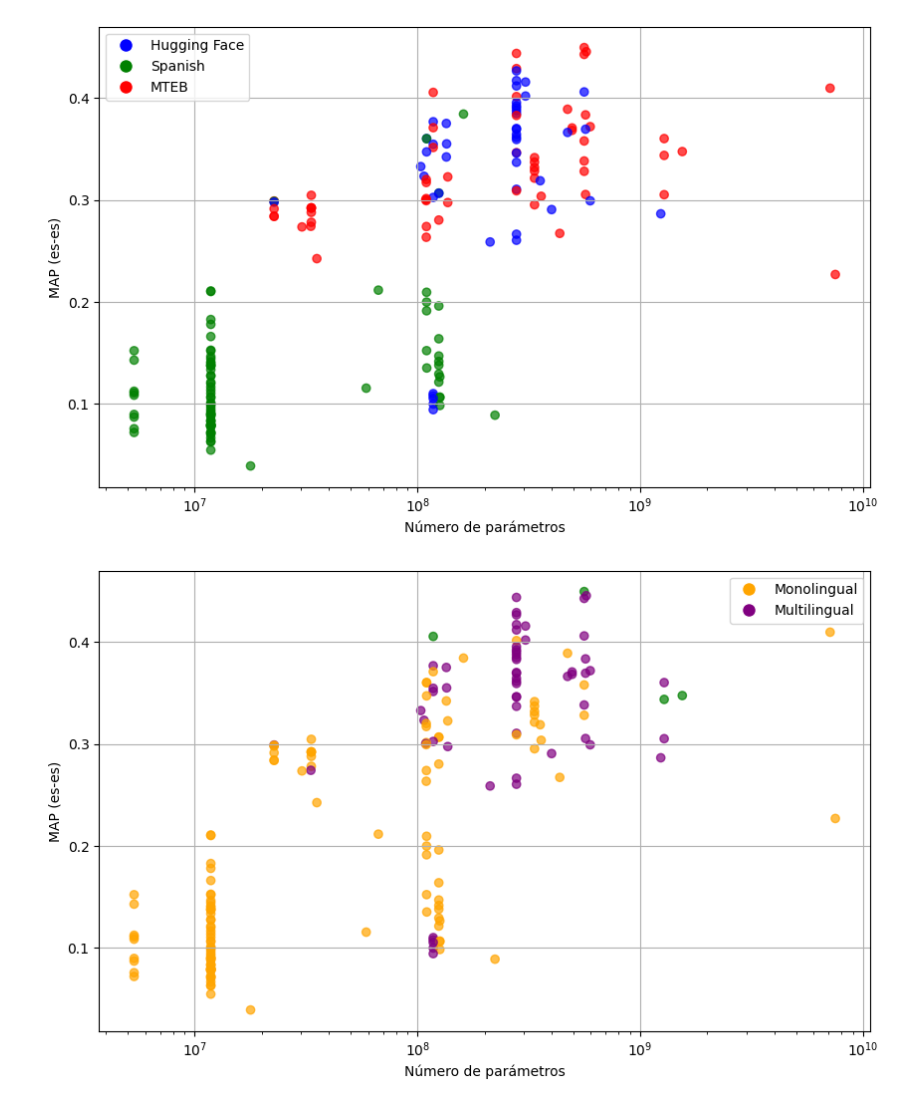
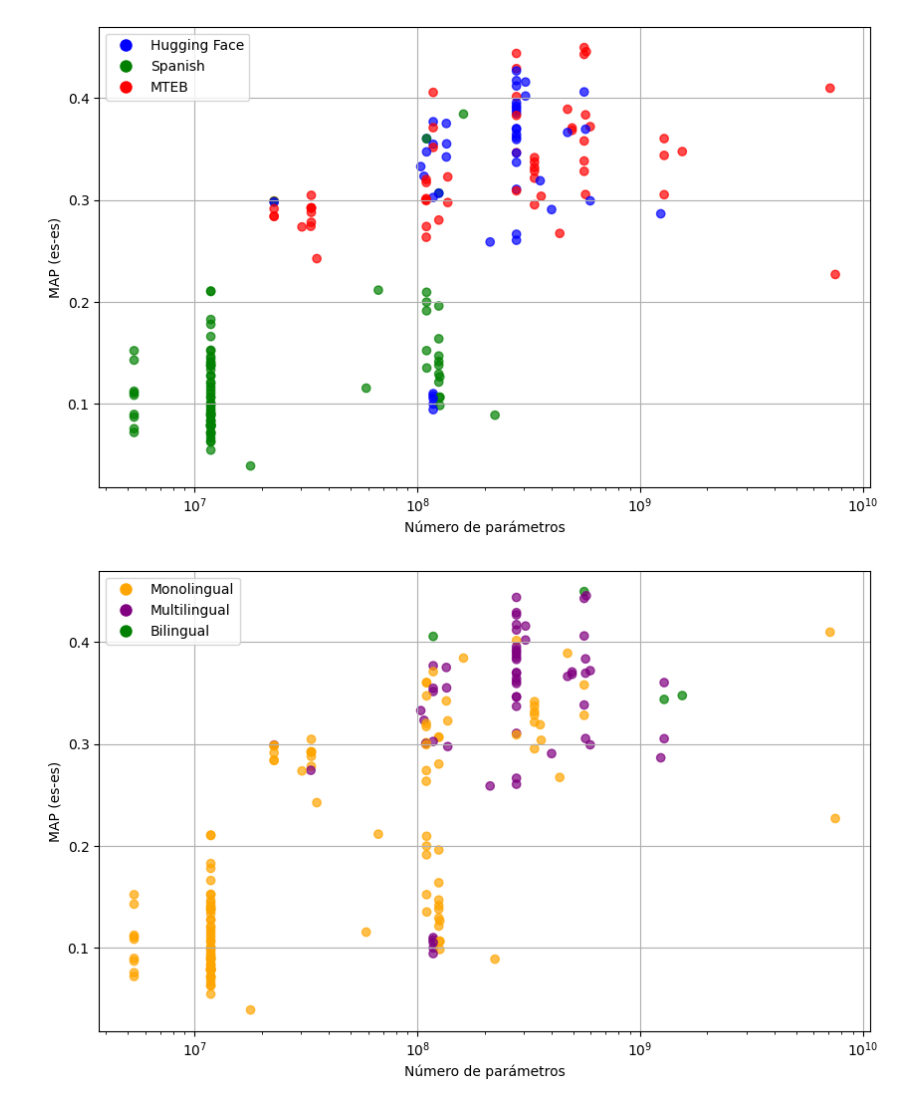
Before and after one commit to davidgc14/TalentCLEF-TaskA, a Jupyter notebook: data_lab.ipynb, the cells around one changed output. Drawn from its saved outputs; the diff is of its cells as text; code cells hidden in the pictures.

Commit message:
fix: Show in plot legend with bilingual label

```diff
--- a/data_lab.ipynb
+++ b/data_lab.ipynb
@@ -40,18 +40,19 @@ plt.show()
 # %%
 # ahora que se pinten en distintos colores los monolinuges y los multilingues
 plt.figure(figsize=(10, 6))
 plt.scatter(df['num_params'], df['map_es_es'], c=df['languages'].map({'monolingual': 'orange', 'multilingual': 'purple', 'bilingual': 'green'}), alpha=0.7)
 plt.xlabel('Número de parámetros')
 plt.ylabel('MAP (es-es)')
 plt.xscale('log')  # Escala logarítmica para el eje x
 plt.grid(True)
-# mostrar Leyenda
+# mostrar Leyenda de los tres colores
 handles = [plt.Line2D([0], [0], marker='o', color='w', label='Monolingual', markerfacecolor='orange', markersize=10),
-           plt.Line2D([0], [0], marker='o', color='w', label='Multilingual', markerfacecolor='purple', markersize=10)]
+           plt.Line2D([0], [0], marker='o', color='w', label='Multilingual', markerfacecolor='purple', markersize=10),
+           plt.Line2D([0], [0], marker='o', color='w', label='Bilingual', markerfacecolor='green', markersize=10)]
 plt.legend(handles=handles)
 plt.show()
 # %% [output]
-[figure, old version]
+[figure, new version]
 # %%
 df.head(30)
 # %% [output]
```
